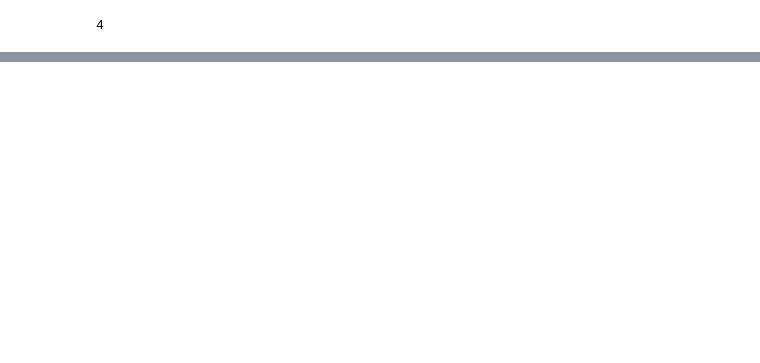
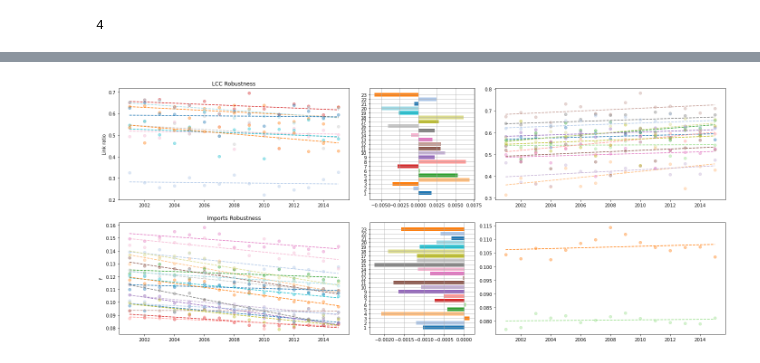
Before and after one commit to eigen-carmona/net-sci-project, a Jupyter notebook: Robustness.ipynb, the cells around one changed output, grey strips where cells are left out. Saved outputs shown, nothing was run; the diff lists cells and outputs as text; code cells hidden in the pictures; blank space fills up the shorter version.

```diff
--- a/Robustness.ipynb
+++ b/Robustness.ipynb
@@ -481,0 +652,50 @@ plt.show()
+# %%
+gridsize = (2,5)
+fig = plt.figure(figsize=[24,10])
+ax00 = plt.subplot2grid(gridsize, (0, 0), colspan=2, rowspan=1)
+ax10 = plt.subplot2grid(gridsize, (1, 0), colspan=2, rowspan=1)
+ax01 = plt.subplot2grid(gridsize, (0, 2), colspan=1, rowspan=1)
+ax11 = plt.subplot2grid(gridsize, (1, 2), colspan=1, rowspan=1)
+ax02 = plt.subplot2grid(gridsize, (0, 3), colspan=2, rowspan=1)
+ax12 = plt.subplot2grid(gridsize, (1, 3), colspan=2, rowspan=1)
+
+slopes_LCC = np.zeros(len(commodities))
+slopes_Imp = np.zeros(len(commodities))
+
+cmap = get_cmap('tab20')  # type: matplotlib.colors.ListedColormap
+colorss = cmap.colors  # type: list
+
+for cc, comm in enumerate(commodities):
+    slopes_LCC[cc], y0_LCC = np.polyfit(years, robustness['LCC'][cc], 1)
+    slopes_Imp[cc], y0_Imp = np.polyfit(years, robustness['Imports'][cc], 1)
+    #ax00.plot(years, robustness['LCC'][cc], '-o', label='cmdCode = '+str(comm), color=colorss[cc%20])
+    #ax10.plot(years, robustness['Imports'][cc], '-o', label='cmdCode = '+str(comm))
+    if (slopes_LCC[cc] <0):
+        ax00.plot(years, robustness['LCC'][cc], 'o', label='cmdCode = '+str(comm), color=colorss[cc%20], alpha=.4)
+        ax00.plot(years, years*slopes_LCC[cc] + y0_LCC, '--', color=colorss[cc%20])
+    else:
+        ax02.plot(years, robustness['LCC'][cc], 'o', label='cmdCode = '+str(comm), color=colorss[cc%20], alpha=.4)
+        ax02.plot(years, years*slopes_LCC[cc] + y0_LCC, '--', color=colorss[cc%20])
+    if (slopes_Imp[cc] <0):
+        ax10.plot(years, robustness['Imports'][cc], 'o', label='cmdCode = '+str(comm), color=colorss[cc%20], alpha=.4)
+        ax10.plot(years, years*slopes_Imp[cc] + y0_Imp, '--', color=colorss[cc%20])
+    else:
+        ax12.plot(years, robustness['Imports'][cc], 'o', label='cmdCode = '+str(comm), color=colorss[cc%20], alpha=.4)
+        ax12.plot(years, years*slopes_Imp[cc] + y0_Imp, '--', color=colorss[cc%20])
+
+ax01.set_yticks(commodities)
+ax01.grid()
+ax11.set_yticks(commodities)
+ax11.grid()
+
+ax01.barh(commodities, slopes_LCC, color=colorss)
+ax11.barh(commodities, slopes_Imp, color=colorss)
+
+#ax00.legend(loc='center right', bbox_to_anchor=(-0.06,-0.05))
+ax00.set_title('LCC Robustness')
+ax10.set_title('Imports Robustness')
+ax00.set_ylabel('Link ratio')
+ax10.set_ylabel('f')
+plt.show()
+# %% [output]
+[figure, added]
```
Also changed, not shown: parts of 18 cells of this notebook, 2 other files.
